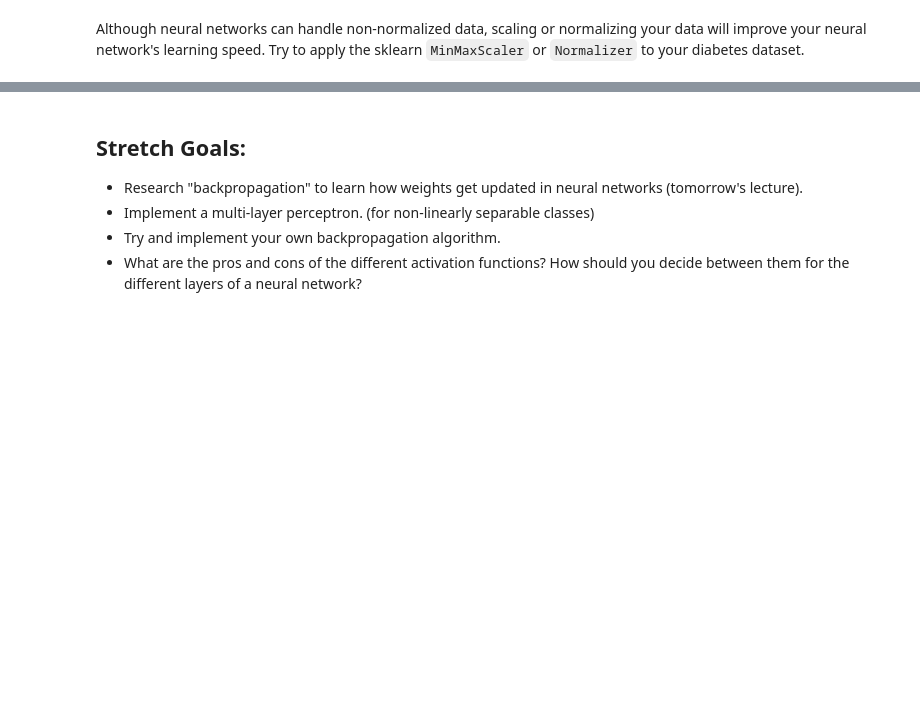
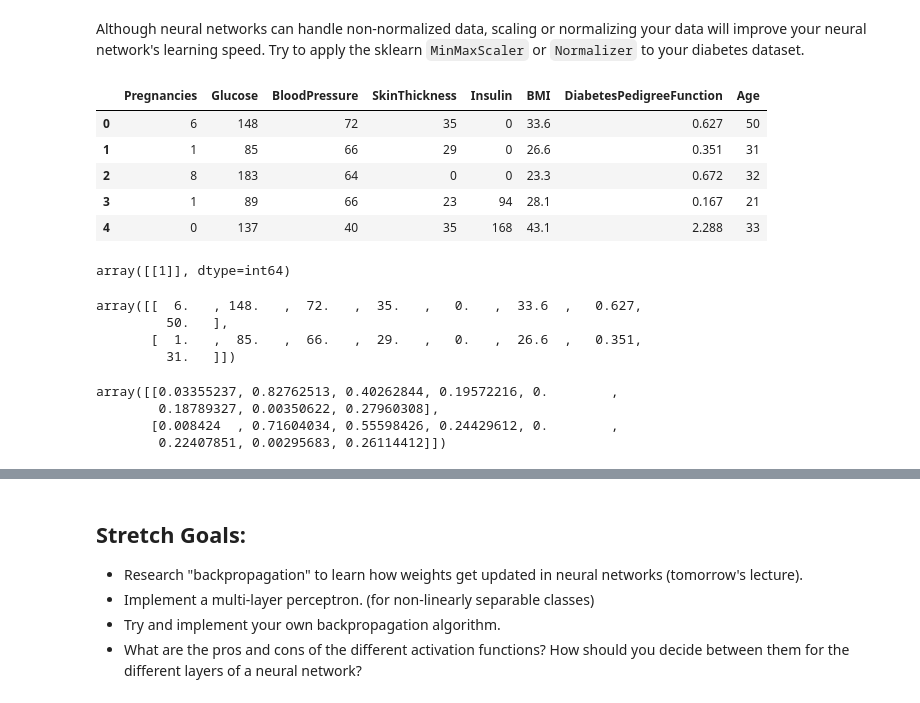
Before and after one commit to mahfuz978/DS-Unit-4-Sprint-2-Neural-Networks, a Jupyter notebook: module1-Intro-to-Neural-Networks/LS_DS_421_Intro_to_NN_Assignment.ipynb, the cells around one changed output, grey strips where cells are left out. Saved outputs shown, nothing was run; the diff lists cells and outputs as text; code cells hidden in the pictures; blank space fills up the shorter version.

```diff
--- a/module1-Intro-to-Neural-Networks/LS_DS_421_Intro_to_NN_Assignment.ipynb
+++ b/module1-Intro-to-Neural-Networks/LS_DS_421_Intro_to_NN_Assignment.ipynb
@@ -146,6 +170,37 @@ Although neural networks can handle non-normalized data, scaling or normalizing
 # %%
 from sklearn.preprocessing import MinMaxScaler, Normalizer
 
-feats = list(diabetes)[:-1]
+feats = list(db)[:-1]
 
-X = ...
+df = db[feats]
+# X = ...
+df.head()
+# %% [output]
+|  | Pregnancies | Glucose | BloodPressure | SkinThickness | Insulin | BMI | DiabetesPedigreeFunction | Age |
+| 0 | 6 | 148 | 72 | 35 | 0 | 33.6 | 0.627 | 50 |
+| 1 | 1 | 85 | 66 | 29 | 0 | 26.6 | 0.351 | 31 |
+| 2 | 8 | 183 | 64 | 0 | 0 | 23.3 | 0.672 | 32 |
+| 3 | 1 | 89 | 66 | 23 | 94 | 28.1 | 0.167 | 21 |
+| 4 | 0 | 137 | 40 | 35 | 168 | 43.1 | 2.288 | 33 |
+# %%
+correct_outputs = np.array(db[['Outcome']])
+correct_outputs[:1]
+# %% [output]
+array([[1]], dtype=int64)
+# %%
+X = np.array(df)
+X[:2]
+# %% [output]
+array([[  6.   , 148.   ,  72.   ,  35.   ,   0.   ,  33.6  ,   0.627,
+         50.   ],
+       [  1.   ,  85.   ,  66.   ,  29.   ,   0.   ,  26.6  ,   0.351,
+         31.   ]])
+# %%
+transformer = Normalizer().fit(X)
+inputs = transformer.transform(X)
+inputs[:2]
+# %% [output]
+array([[0.03355237, 0.82762513, 0.40262844, 0.19572216, 0.        ,
+        0.18789327, 0.00350622, 0.27960308],
+       [0.008424  , 0.71604034, 0.55598426, 0.24429612, 0.        ,
+        0.22407851, 0.00295683, 0.26114412]])
```
Also changed, not shown: parts of 18 cells of this notebook, 1 other file.
